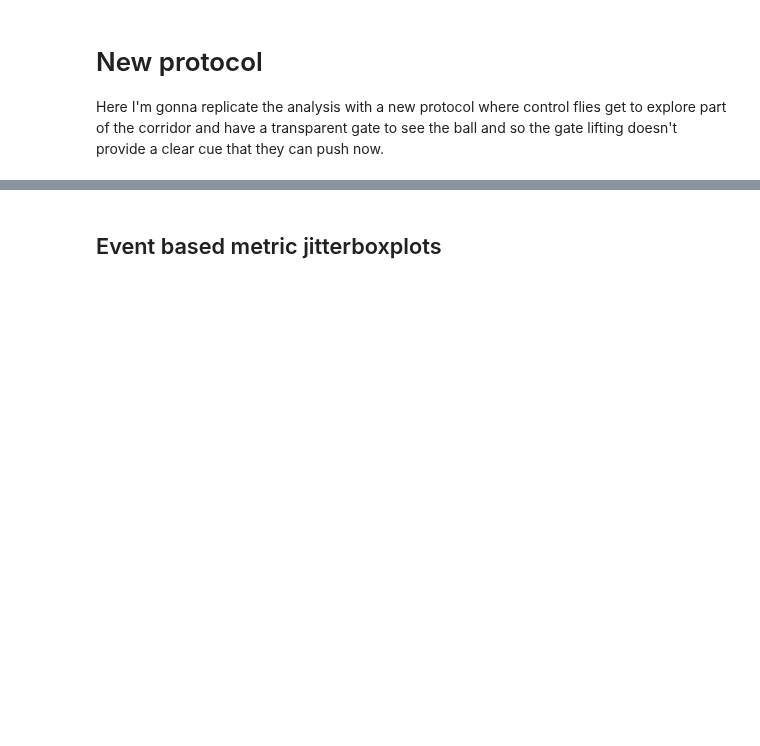
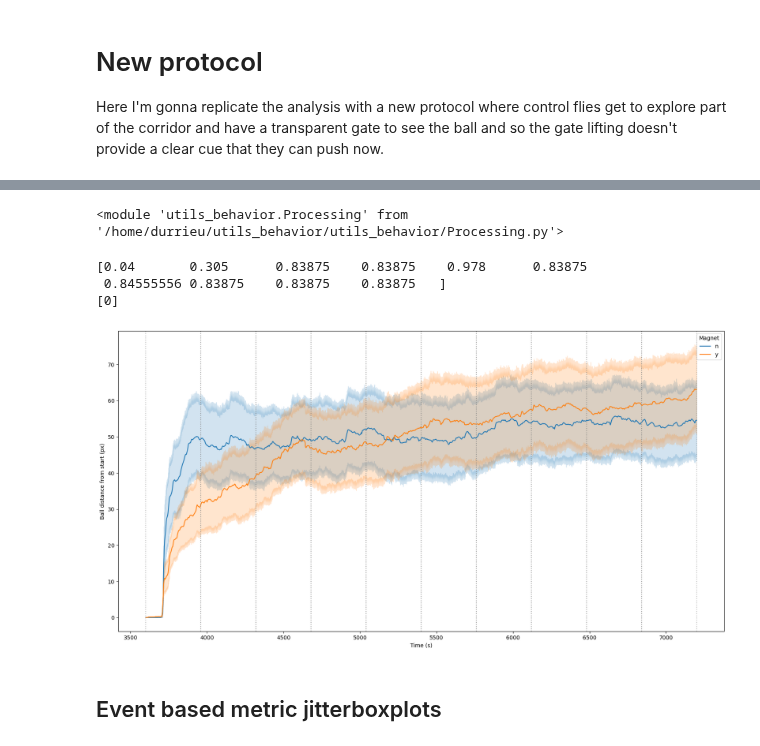
Before and after one commit to NeLy-EPFL/Tracking_Analysis, a Jupyter notebook: MazeRecorder/Analysis/Magnet_blocking_analysis.ipynb, the cells around one changed output, grey strips where cells are left out. Saved outputs shown, nothing was run; the diff lists cells and outputs as text; code cells hidden in the pictures; blank space fills up the shorter version.

Commit message:
Added permutation test and ball position curves

```diff
--- a/MazeRecorder/Analysis/Magnet_blocking_analysis.ipynb
+++ b/MazeRecorder/Analysis/Magnet_blocking_analysis.ipynb
@@ -345,4 +381,4 @@ Experiments = [Ballpushing_utils.Experiment(Datapath / f, experiment_type="Magne
 # %%
 importlib.reload(Ballpushing_utils)
 # %%
-magnet_data_coords = Ballpushing_utils.Dataset(Experiments, dataset_type="coordinates").data
+magnet_data_coords = Ballpushing_utils.Dataset(Experiments, dataset_type="coordinates")
@@ -348,0 +417,78 @@ magnet_data_coords = Ballpushing_utils.Dataset(Experiments, dataset_type="coordi
+# %%
+importlib.reload(Processing)
+# %% [output]
+<module 'utils_behavior.Processing' from '/home/durrieu/utils_behavior/utils_behavior/Processing.py'>
+# %%
+bin_number = 10
+
+# Prepare data for permutation test
+
+binned_data = Processing.preprocess_data(magnet_data_coords.data, bins=bin_number, group_col="Magnet")
+
+# Compute the permutation test
+
+permutation = Processing.compute_permutation_test(binned_data, group_col= "Magnet", control_group="n", metric="avg_distance_ball_0", n_permutations=1000)
+
+print (permutation["p_values_corrected"])
+
+print(permutation["significant_timepoints"])
+
+# Add the 'Significant' column to the preprocessed data
+binned_data['Significant'] = binned_data['time_bin'].isin(permutation['significant_timepoints'])
+# %% [output]
+[0.04       0.305      0.83875    0.83875    0.978      0.83875
+ 0.84555556 0.83875    0.83875    0.83875   ]
+[0]
+# %%
+
+# Prepare figure
+
+plt.figure(figsize=(20, 10))
+
+# Plot the raw data
+sns.lineplot(data=magnet_data_coords.data, x='time', y='distance_ball_0', hue='Magnet')
+
+# Highlight significant timepoints with dotted lines and asterisks
+
+significant_bins = binned_data[binned_data['Significant']]['time_bin']
+for time_bin in range(bin_number):
+    bin_start = magnet_data_coords.data['time'].min() + time_bin * (magnet_data_coords.data['time'].max() - magnet_data_coords.data['time'].min()) / bin_number
+    bin_end = bin_start + (magnet_data_coords.data['time'].max() - magnet_data_coords.data['time'].min()) / bin_number
+
+    # Draw faint dotted lines for the bins
+    plt.axvline(bin_start, color='gray', linestyle='dotted', alpha=0.5)
+    plt.axvline(bin_end, color='gray', linestyle='dotted', alpha=0.5)
+
+    # Annotate significance levels
+    if time_bin in significant_bins.values:
+        p_value = permutation['p_values_corrected'][time_bin]
+        if p_value < 0.001:
+            significance = '***'
+        elif p_value < 0.01:
+            significance = '**'
+        elif p_value < 0.05:
+            significance = '*'
+        else:
+            significance = ''
+
+        if significance:
+            # Lower the y position of the stars and increase font size
+            y_position = magnet_data_coords.data['distance_ball_0'].max() * 0.95
+            plt.annotate(significance, xy=(bin_start + (bin_end - bin_start) / 2, y_position),
+                            xycoords='data', ha='center', va='bottom', fontsize=16, color='red')
+
+# Adjust labels
+
+plt.xlabel('Time (s)')
+
+plt.ylabel('Ball distance from start (px)')
+# plt.set_xlabel('Time (s)')
+# plt.set_ylabel('Ball distance from start (px)')
+
+# Save the plot
+
+plt.savefig(savepath / "Ballpositions_curves_signif.png")
+
+plt.show()
+# %% [output]
+[figure, added]
```
Also changed, not shown: parts of 9 cells of this notebook.
